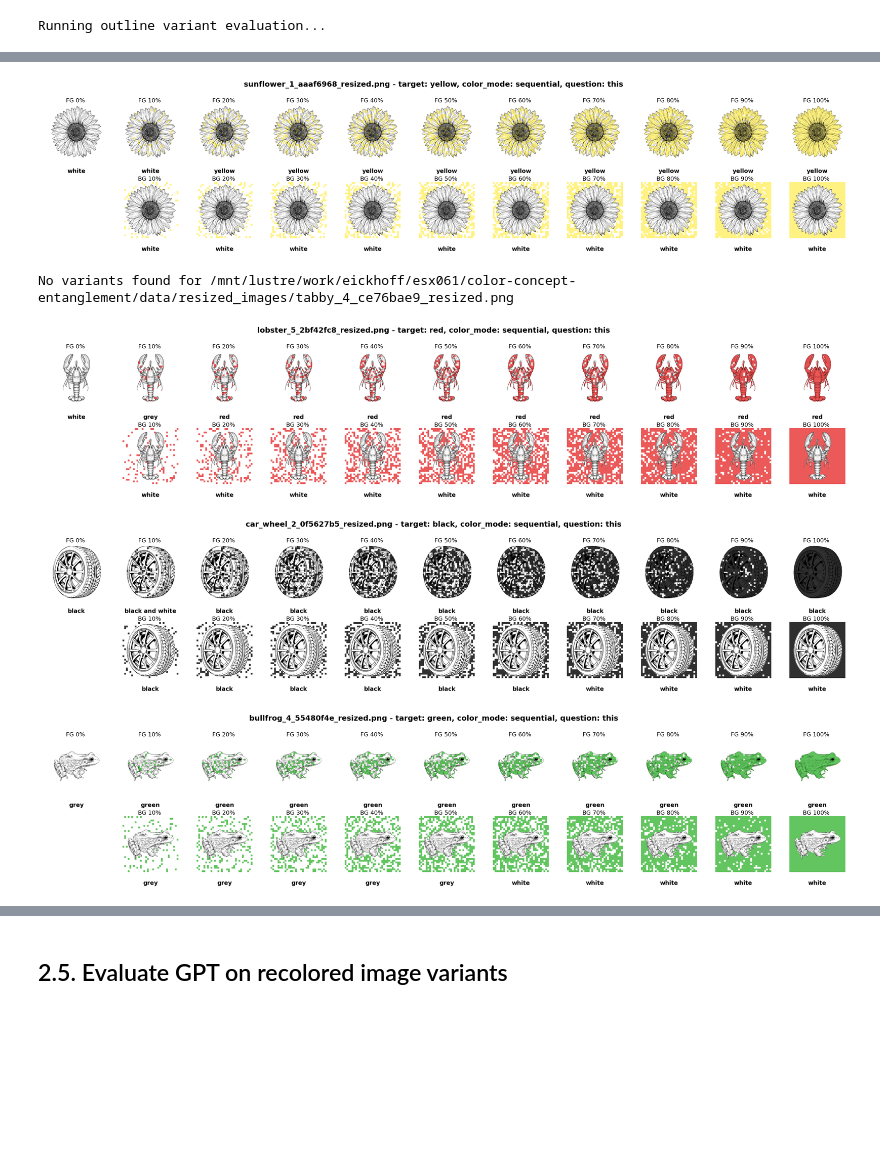
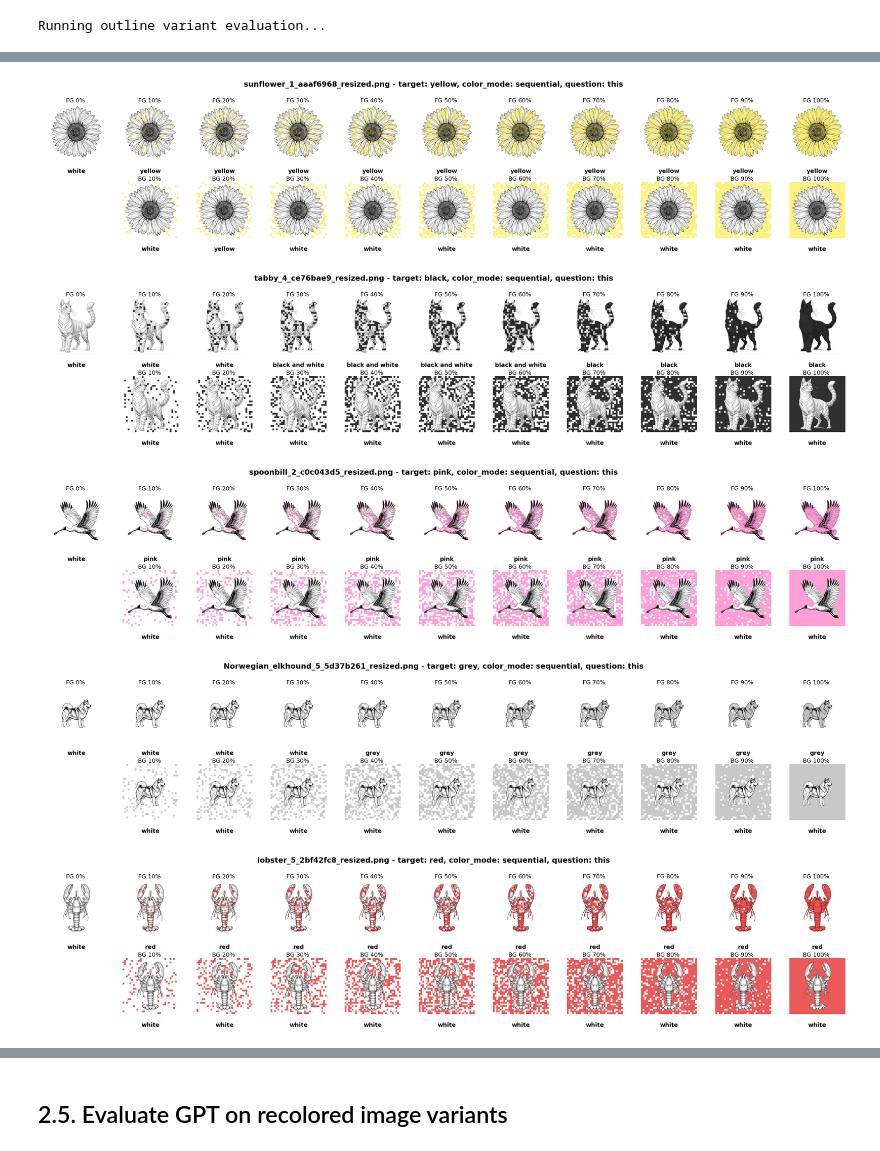
Before and after one commit to jonnemi/color-concept-entanglement, a Jupyter notebook: VLM_pipeline.ipynb, the cells around one changed output, grey strips where cells are left out. Saved outputs shown, nothing was run; the diff lists cells and outputs as text; code cells hidden in the pictures; blank space fills up the shorter version.

```diff
--- a/VLM_pipeline.ipynb
+++ b/VLM_pipeline.ipynb
@@ -160,13 +158,5 @@ display(priors_df[['object', 'correct_answer', 'dummy_priors', 'image_priors']])
 220 rows × 4 columns
 # %%
 # Pick a primary color prior, overwrite correct_answer, and drop all rows where the prior is None
-priors_df["prior"] = priors.pick_primary_color(priors_df)
-df["correct_answer"] = priors_df["prior"]
-
-df.dropna(subset=["correct_answer"], axis=0, inplace=True)
-print(f"Number of objects with valid priors: {len(df)}")
-
-#priors.analyze_differences(priors_df)
-display(priors_df)
-df["correct_answer"].value_counts()
+priors_df["prior"], priors_df["prior_changed"] = priors.pick_primary_color(priors_df)
 # %% [output]
@@ -239,6 +242,11 @@ print(pct_schedule)
 
 # Set coloring modes
 coloring_modes = ["sequential"] #, "independent"]
+
+DUMMY = True  # Set to True to use dummy priors, False for image priors
+suffix = "dummy_prior" if DUMMY else "image_prior"
+OUT_COLOR = OUTLINES / model_name / suffix
+OUT_COLOR.mkdir(parents=True, exist_ok=True)
 # %% [output]
 [0, 1, 2, 3, 4, 5, 6, 7, 8, 9, 10, 20, 30, 40, 50, 60, 70, 80, 90, 100]
 # %%
@@ -415,14 +419,14 @@ display(pred_color_df_dummy)
 # %%
 for idx, row in df.head(5).iterrows():
     for color_mode in coloring_modes:
-        show_variants_grid(row["image_path"], row['correct_answer'], OUT_COLOR, pred_color_df, question="this", color_mode="sequential", pct_range=ten_increase)
+        show_variants_grid(row["image_path"], row['correct_answer'], OUT_COLOR, pred_color_df_dummy, question="this", color_mode="sequential", pct_range=ten_increase)
         #show_variants_grid(row["image_path"], row['correct_answer'], color_outlines, pred_color_df, question="most", color_mode=color_mode, pct_range=compact)
 # %% [output]
 [figure]
-No variants found for /mnt/lustre/work/eickhoff/esx061/color-concept-entanglement/data/resized_images/tabby_4_ce76bae9_resized.png
-[figure, old version]
+[figure, new version]
-[figure, old version]
+[figure, new version]
-[figure, old version]
+[figure, new version]
+[figure, added]
 # %%
 modes = ["seq"] #"ind"]
 # %%
```
Also changed, not shown: parts of 14 cells of this notebook, 2 other files.
